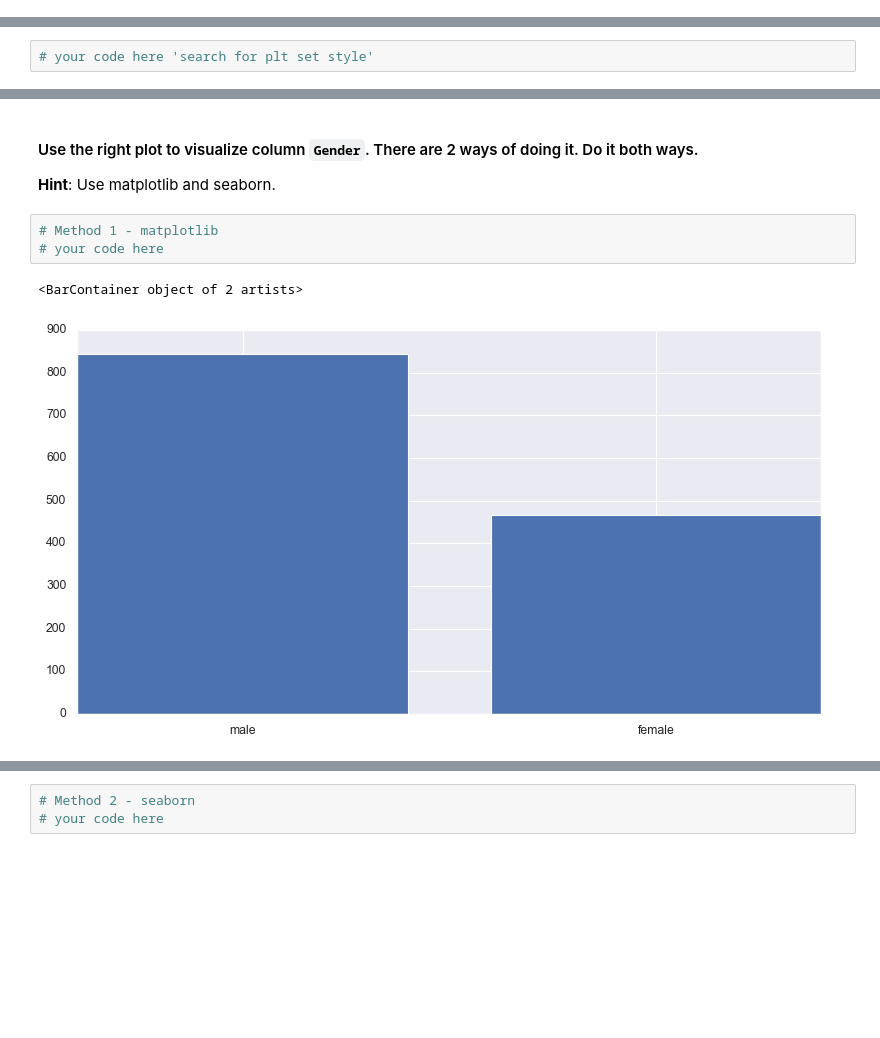
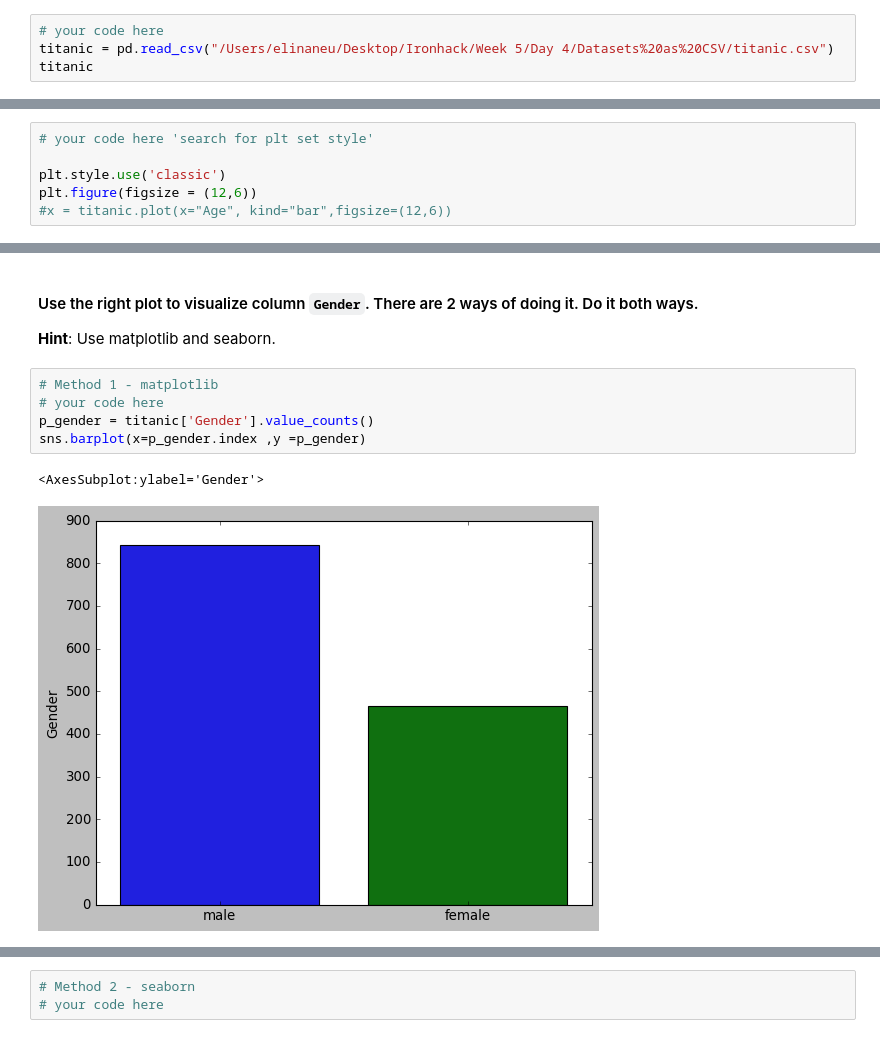
Before and after one commit to ta-data-remote/lab-matplotlib-seaborn, a Jupyter notebook: your-code/main.ipynb, the cells around one changed output, grey strips where cells are left out. Cells and saved outputs as stored; diff of their text form; blank space fills up the shorter version.

```diff
--- a/your-code/main.ipynb
+++ b/your-code/main.ipynb
@@ -104,0 +221,4 @@ How the average number of steps change by month. Use the appropriate visualizati
+# %%
+# your code here
+titanic = pd.read_csv("/Users/elinaneu/Desktop/Ironhack/Week 5/Day 4/Datasets%20as%20CSV/titanic.csv")
+titanic
@@ -138,3 +277,7 @@ Index(['Name', 'Gender', 'Ticket', 'Cabin', 'Embarked'], dtype='object')
 **Hint**: To set the style you can use matplotlib or seaborn functions. Do some research on the matter.
 # %%
 # your code here 'search for plt set style'
+
+plt.style.use('classic')
+plt.figure(figsize = (12,6))
+#x = titanic.plot(x="Age", kind="bar",figsize=(12,6))
@@ -169,6 +340,8 @@ Index(['Name', 'Gender', 'Ticket', 'Cabin', 'Embarked'], dtype='object')
 # %%
 # Method 1 - matplotlib
 # your code here
+p_gender = titanic['Gender'].value_counts()
+sns.barplot(x=p_gender.index ,y =p_gender)
 # %% [output]
-<BarContainer object of 2 artists>
+<AxesSubplot:ylabel='Gender'>
-[figure, old version]
+[figure, new version]
```
Also changed, not shown: parts of 49 cells of this notebook.
